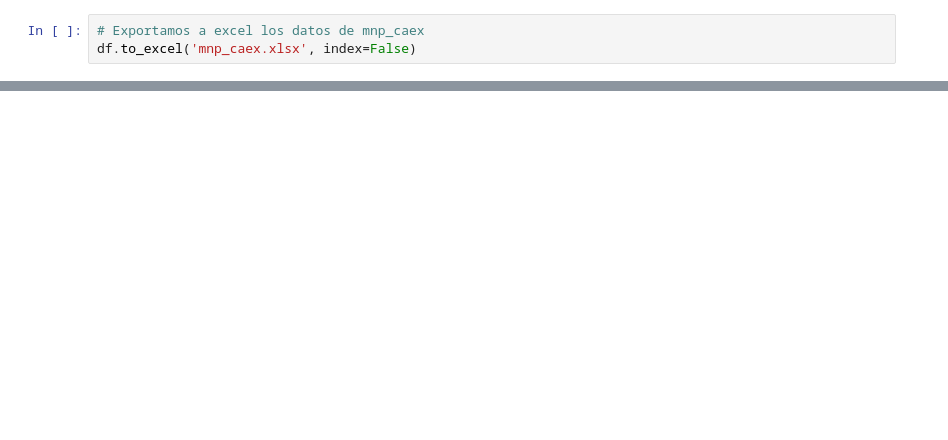
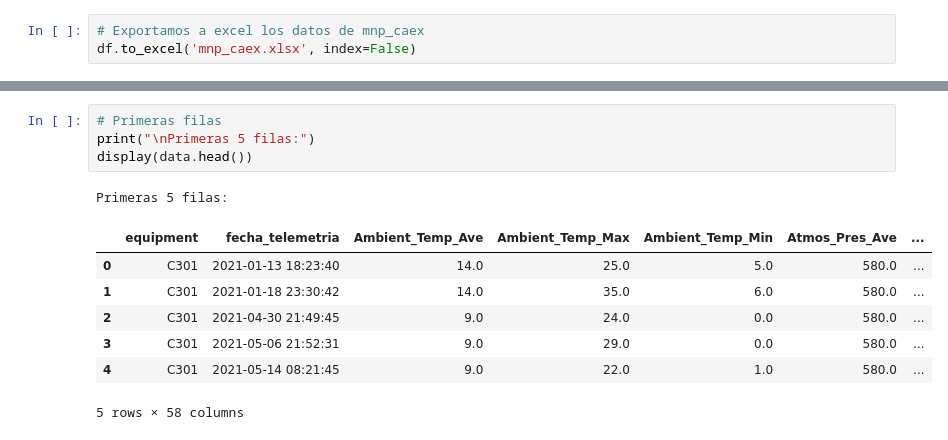
Before and after one commit to ETorresSacha/Prediccion-RULL, a Jupyter notebook: analisis_datos_reto.ipynb, the cells around one changed output, grey strips where cells are left out. Cells and saved outputs as stored; diff of their text form; blank space fills up the shorter version.

```diff
--- a/analisis_datos_reto.ipynb
+++ b/analisis_datos_reto.ipynb
@@ -40,0 +80,13 @@ files.download('mnp_caex.xlsx')
+# %%
+# Primeras filas
+print("\nPrimeras 5 filas:")
+display(data.head())
+# %% [output]
+Primeras 5 filas:
+|  | equipment | fecha_telemetria | Ambient_Temp_Ave | Ambient_Temp_Max | Ambient_Temp_Min | Atmos_Pres_Ave | ... |
+| 0 | C301 | 2021-01-13 18:23:40 | 14.0 | 25.0 | 5.0 | 580.0 | ... |
+| 1 | C301 | 2021-01-18 23:30:42 | 14.0 | 35.0 | 6.0 | 580.0 | ... |
+| 2 | C301 | 2021-04-30 21:49:45 | 9.0 | 24.0 | 0.0 | 580.0 | ... |
+| 3 | C301 | 2021-05-06 21:52:31 | 9.0 | 29.0 | 0.0 | 580.0 | ... |
+| 4 | C301 | 2021-05-14 08:21:45 | 9.0 | 22.0 | 1.0 | 580.0 | ... |
+5 rows × 58 columns
```
Also changed, not shown: parts of 12 cells of this notebook.
